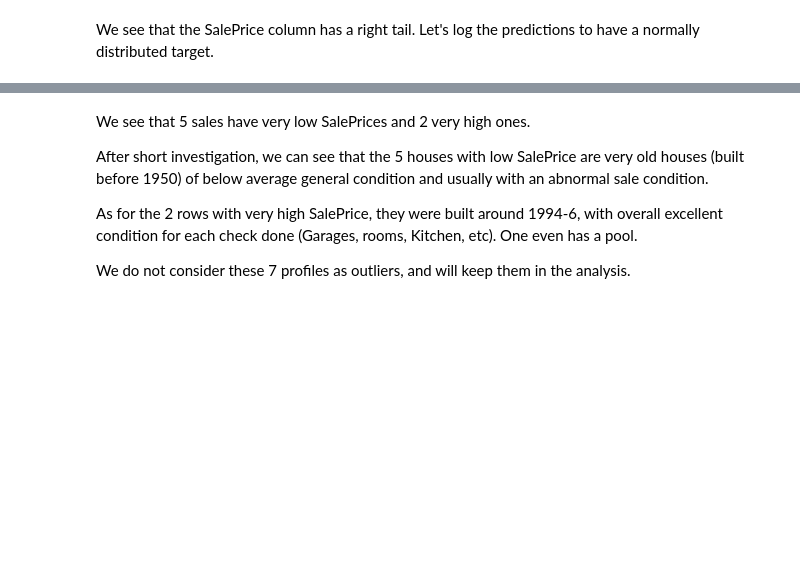
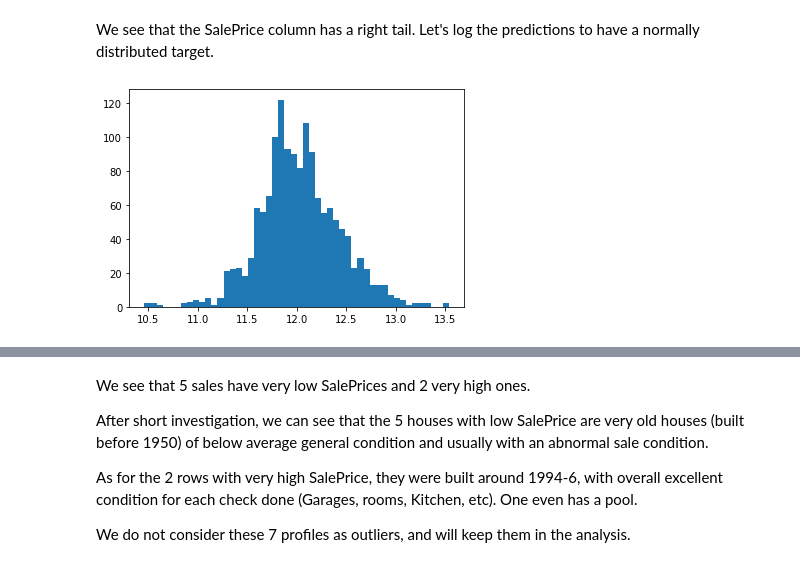
Before and after one commit to jmballard/Kaggle_HousePrice, a Jupyter notebook: analysis_notebook.ipynb, the cells around one changed output, grey strips where cells are left out. Cells and saved outputs as stored; diff of their text form; code cells hidden in the pictures; blank space fills up the shorter version.

```diff
--- a/analysis_notebook.ipynb
+++ b/analysis_notebook.ipynb
@@ -29,0 +90,11 @@ We see that the SalePrice column has a right tail. Let's log the predictions to
+# %%
+# let's log transform the SalePrice column
+df['SalePrice'] = np.log(df['SalePrice'])
+# %%
+# histogram of SalePrice
+plt.hist(
+    df['SalePrice'],
+    bins = 50
+);
+# %% [output]
+[figure, added]
```
Also changed, not shown: parts of 56 cells of this notebook.
